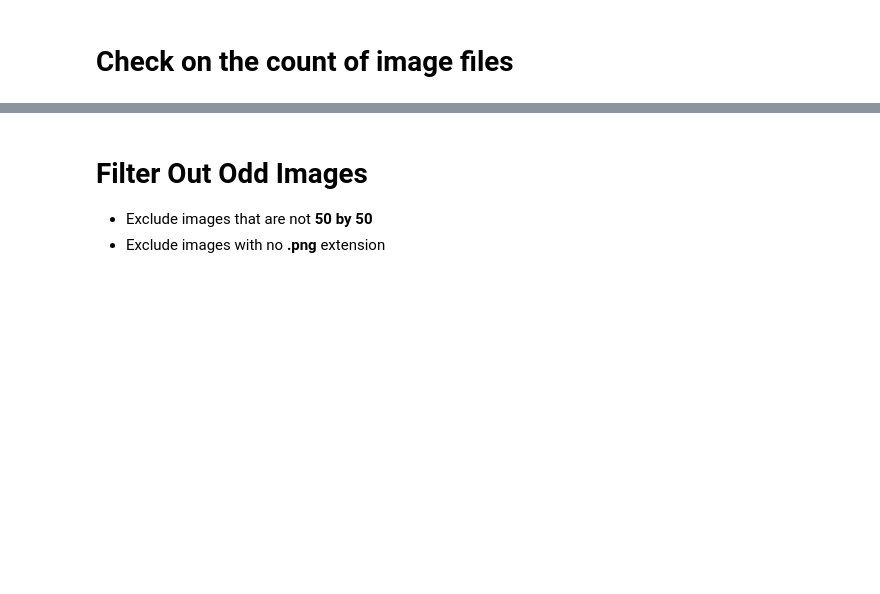
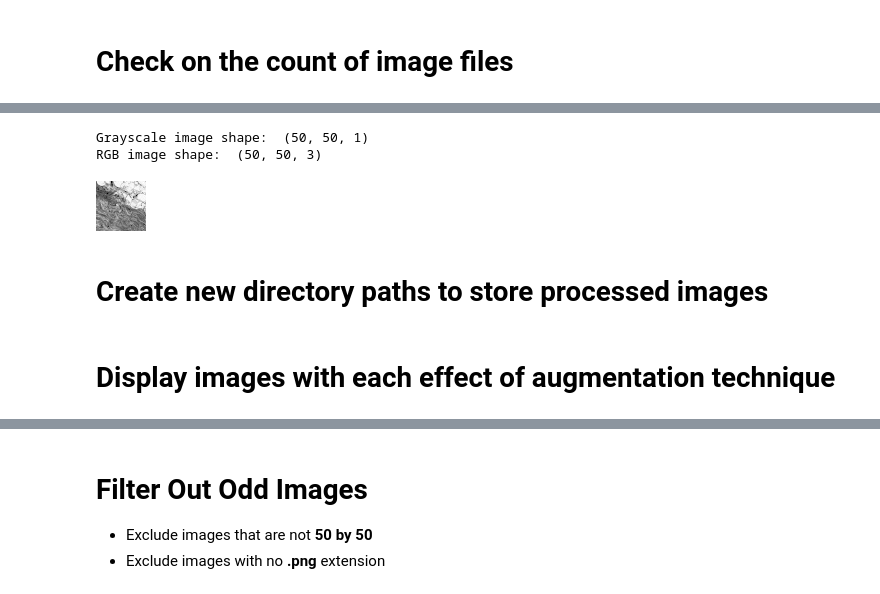
Before and after one commit to heesukjang/Income_Prediction, a Jupyter notebook: EXPERIMENT_3_CNN_Transfer_Learning_W207_Fall2022.ipynb, the cells around one changed output, grey strips where cells are left out. Saved outputs shown, nothing was run; the diff lists cells and outputs as text; code cells hidden in the pictures; blank space fills up the shorter version.

```diff
--- a/EXPERIMENT_3_CNN_Transfer_Learning_W207_Fall2022.ipynb
+++ b/EXPERIMENT_3_CNN_Transfer_Learning_W207_Fall2022.ipynb
@@ -440,0 +264,18 @@ display_images(train_0_images_list, ' IDC Benign (0)')
+# %%
+# Grayscale
+test_img = load_img(train_1_images_list[0], color_mode ="grayscale")
+test_img_arry = img_to_array(test_img)/255                                 # normalize
+print('Grayscale image shape: ',test_img_arry.shape)
+
+# RGB
+test_img1 = load_img(train_1_images_list[0])
+test_img1_arry = img_to_array(test_img1)
+print('RGB image shape: ',test_img1_arry.shape)
+
+array_to_img(test_img_arry)
+# %% [output]
+Grayscale image shape:  (50, 50, 1)
+RGB image shape:  (50, 50, 3)
+[figure, added]
+# %% [markdown]
+# Create new directory paths to store processed images
@@ -441 +303,3 @@ display_images(train_0_images_list, ' IDC Benign (0)')
+# %% [markdown]
+# Display images with each effect of augmentation technique
 # %%
```
Also changed, not shown: parts of 106 cells of this notebook.
